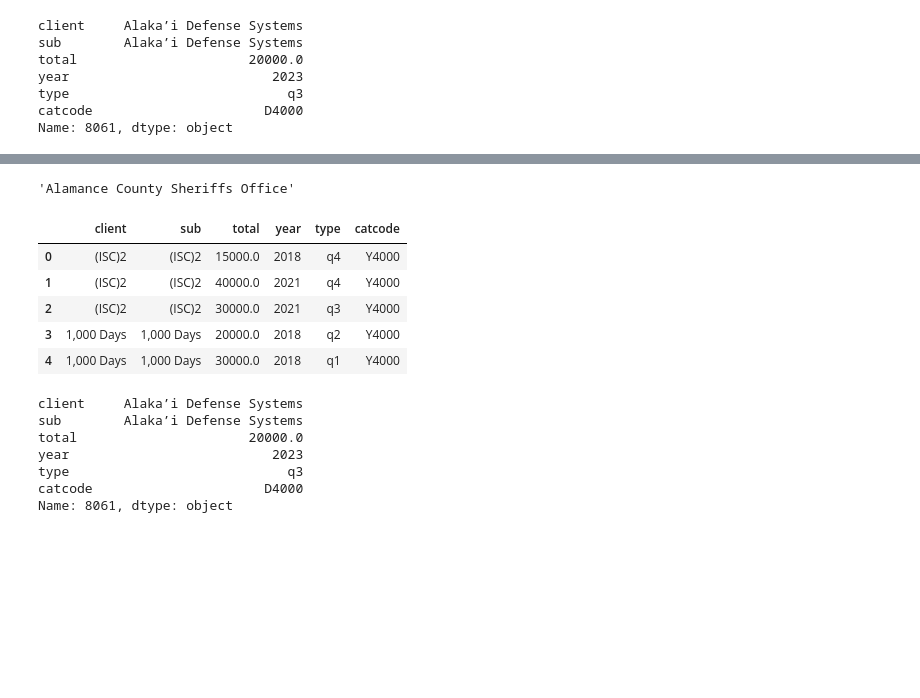
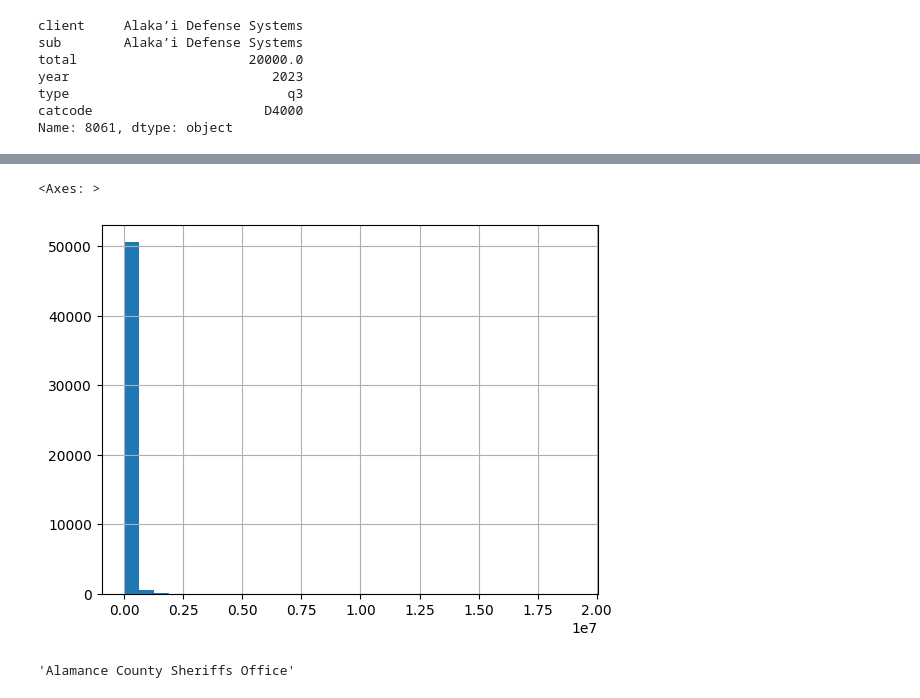
Before and after one commit to mirthbottle/trader_buddy, a Jupyter notebook: jupyter-notebooks/OpenSecrets.ipynb, the cells around one changed output, grey strips where cells are left out. Saved outputs shown, nothing was run; the diff lists cells and outputs as text; code cells hidden in the pictures; blank space fills up the shorter version.

Commit message:
convert raw files to valid csvs

```diff
--- a/jupyter-notebooks/OpenSecrets.ipynb
+++ b/jupyter-notebooks/OpenSecrets.ipynb
@@ -32,0 +33,4 @@ valid.head()
+# %%
+valid_yr = valid.groupby("year")
+# %%
+valid2023 = valid_yr.get_group(2023)
@@ -33,3 +61,8 @@ valid.head()
+# %%
+valid2023["total"].hist(bins=30)
+# %% [output]
+<Axes: >
+[figure, added]
 # %%
 'Alamance County Sheriff''s Office'
 # %% [output]
@@ -39,19 +69,0 @@ raw = pd.read_csv(f"{datapath_og}Yang_Ruan_lob_indus.txt", quotechar="'", encodi
-# %%
-raw.head()
-# %% [output]
-|  | client | sub | total | year | type | catcode |
-| 0 | (ISC)2 | (ISC)2 | 15000.0 | 2018 | q4 | Y4000 |
-| 1 | (ISC)2 | (ISC)2 | 40000.0 | 2021 | q4 | Y4000 |
-| 2 | (ISC)2 | (ISC)2 | 30000.0 | 2021 | q3 | Y4000 |
-| 3 | 1,000 Days | 1,000 Days | 20000.0 | 2018 | q2 | Y4000 |
-| 4 | 1,000 Days | 1,000 Days | 30000.0 | 2018 | q1 | Y4000 |
-# %%
-raw.loc[8061]
-# %% [output]
-client     Alaka’i Defense Systems
-sub        Alaka’i Defense Systems
-total                      20000.0
-year                          2023
-type                            q3
-catcode                      D4000
-Name: 8061, dtype: object
```
Also changed, not shown: parts of 24 cells of this notebook.
